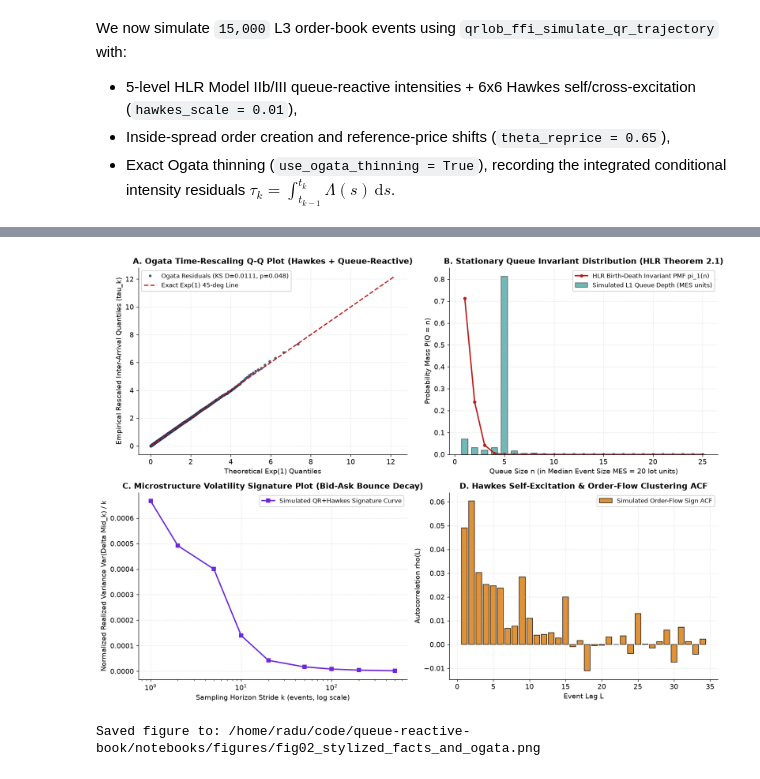
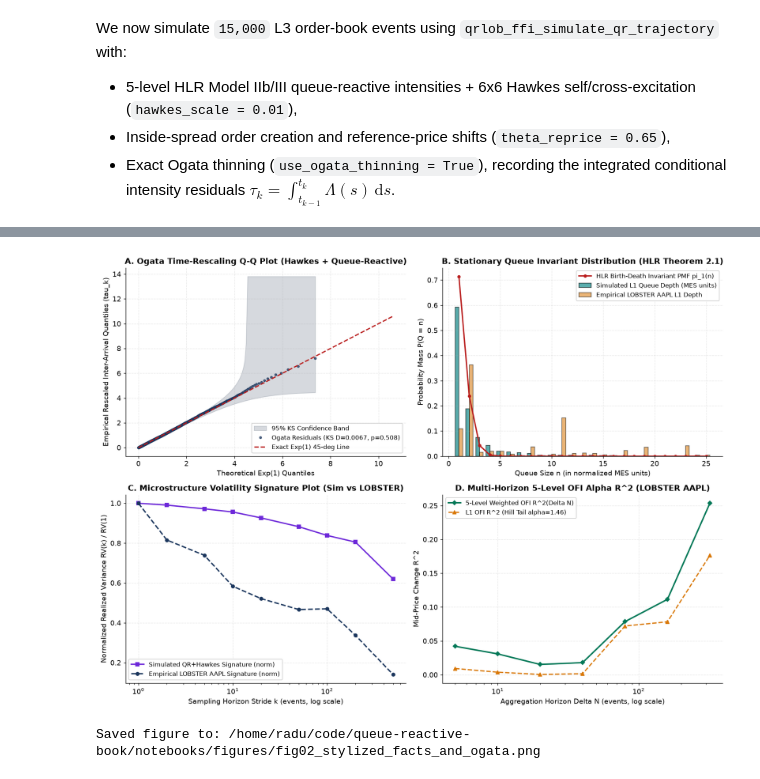
Before and after one commit to r-irbe/queue-reactive-book, a Jupyter notebook: notebooks/02_queue_reactive_hawkes_stylized_facts_and_calibration.ipynb, the cells around one changed output, grey strips where cells are left out. Cells and saved outputs as stored; diff of their text form; code cells hidden in the pictures.

Commit message:
fix(sim,notebooks): multi-level Ogata thinning, HLR IIb/III deeper-level coupling, export parity, and empirical LOBSTER impact curve

```diff
--- a/notebooks/02_queue_reactive_hawkes_stylized_facts_and_calibration.ipynb
+++ b/notebooks/02_queue_reactive_hawkes_stylized_facts_and_calibration.ipynb
@@ -168,17 +168,22 @@ Kolmogorov-Smirnov Test vs Exp(1): D = 0.0111, p-value = 0.0481
 # %%
 # 4-Panel Stylized Facts & Goodness-of-Fit Figure:
-# Panel A: Ogata Q-Q Plot against Exp(1)
-# Panel B: Analytical Birth-Death Stationary Queue PMF vs Empirical Simulated Queue Depth
+# Panel A: Ogata Q-Q Plot against Exp(1) with 95% KS Confidence Bands
+# Panel B: Analytical Birth-Death Stationary Queue PMF vs Empirical LOBSTER AAPL & Simulated Queue Depth
 # Panel C: Microstructure Signature Plot (Realized Volatility vs Sampling Stride)
-# Panel D: Order-Flow Sign Autocorrelation Decay
+# Panel D: Multi-Horizon 5-Level OFI Return Predictability R^2(Delta N) & Log-Return Hill Tail Index
 fig, axes = plt.subplots(2, 2, figsize=(13.5, 9.8))
 
-# Panel A: Ogata Q-Q plot
+# Panel A: Ogata Q-Q plot with 95% confidence bands
 ax = axes[0, 0]
 sorted_res = np.sort(residuals)
 n_res = len(sorted_res)
 probs = (np.arange(1, n_res + 1) - 0.5) / n_res
 theo_quantiles = -np.log(1.0 - probs)
+ks_band = 1.358 / np.sqrt(n_res)
+q_lo = -np.log(np.clip(1.0 - np.clip(probs - ks_band, 1e-6, 1.0 - 1e-6), 1e-6, 1.0))
+q_hi = -np.log(np.clip(1.0 - np.clip(probs + ks_band, 1e-6, 1.0 - 1e-6), 1e-6, 1.0))
+ax.fill_between(theo_quantiles[::10], q_lo[::10], q_hi[::10], color=qru.PALETTE["slate"], alpha=0.22,
+                label="95% KS Confidence Band")
 ax.plot(theo_quantiles[::10], sorted_res[::10], "o", markersize=3.2, alpha=0.75,
         color=qru.PALETTE["navy"], label=f"Ogata Residuals (KS D={ks_d:.4f}, p={ks_pval:.3f})")
 max_q = max(theo_quantiles.max(), sorted_res.max())
@@ -188,55 +193,90 @@ ax.set_ylabel("Empirical Rescaled Inter-Arrival Quantiles (tau_k)")
 ax.set_title("A. Ogata Time-Rescaling Q-Q Plot (Hawkes + Queue-Reactive)")
 ax.legend()
 
-# Panel B: Analytical Birth-Death Stationary Invariant PMF vs Simulated L1 Depth
+# Panel B: Analytical Birth-Death Stationary Invariant PMF vs Simulated & Real LOBSTER AAPL L1 Depth
 ax = axes[0, 1]
 pmf = qru.get_stationary_queue_pmf(64)
 units_x = np.arange(1, 65)
 sim_units = np.clip(np.round(df_qr["bid_vol_l1"].values / 20.0), 1, 64)
-hist_vals, bin_edges = np.histogram(sim_units, bins=np.arange(0.5, 65.5, 1.0), density=True)
-ax.bar(units_x[:25], hist_vals[:25], width=0.65, alpha=0.55, color=qru.PALETTE["teal"],
+hist_vals, _ = np.histogram(sim_units, bins=np.arange(0.5, 65.5, 1.0), density=True)
+
+ob_cols = []
+for m in range(1, 6):
+    ob_cols.extend([f"ask_p{m}", f"ask_q{m}", f"bid_p{m}", f"bid_q{m}"])
+df_aapl_ob = pd.read_csv(qru.DATA_DIR / "lobster_AAPL_2012-06-21_orderbook_5.csv", names=ob_cols)
+emp_mes = max(1.0, float(np.median(df_aapl_ob["bid_q1"].values)) / 4.0)
+emp_units = np.clip(np.round(df_aapl_ob["bid_q1"].values / emp_mes), 1, 64)
+emp_hist, _ = np.histogram(emp_units, bins=np.arange(0.5, 65.5, 1.0), density=True)
+
+ax.bar(units_x[:25] - 0.18, hist_vals[:25], width=0.36, alpha=0.65, color=qru.PALETTE["teal"],
        edgecolor="black", label="Simulated L1 Queue Depth (MES units)")
+ax.bar(units_x[:25] + 0.18, emp_hist[:25], width=0.36, alpha=0.55, color=qru.PALETTE["amber"],
+       edgecolor="black", label="Empirical LOBSTER AAPL L1 Depth")
 ax.plot(units_x[:25], pmf[:25], "-o", markersize=4, linewidth=2.0, color=qru.PALETTE["crimson"],
         label="HLR Birth-Death Invariant PMF pi_1(n)")
-ax.set_xlabel("Queue Size n (in Median Event Size MES = 20 lot units)")
+ax.set_xlabel("Queue Size n (in normalized MES units)")
 ax.set_ylabel("Probability Mass P(Q = n)")
 ax.set_title("B. Stationary Queue Invariant Distribution (HLR Theorem 2.1)")
 ax.legend()
 
-# Panel C: Microstructure Volatility Signature Plot
+# Panel C: Microstructure Volatility Signature Plot (Simulated vs Empirical LOBSTER AAPL)
 ax = axes[1, 0]
 strides = [1, 2, 5, 10, 20, 50, 100, 200, 500]
 mid_series = df_qr["mid"].values
-rv_per_step = []
-for k in strides:
-    diffs = mid_series[k:] - mid_series[:-k]
-    rv_per_step.append(np.mean(diffs ** 2) / k)
-ax.plot(strides, rv_per_step, "-s", color=qru.PALETTE["purple"], linewidth=2.0, markersize=5,
-        label="Simulated QR+Hawkes Signature Curve")
+emp_mid = 0.5 * (df_aapl_ob["ask_p1"].values + df_aapl_ob["bid_p1"].values) / 100.0
+rv_sim = [np.mean((mid_series[k:] - mid_series[:-k]) ** 2) / k for k in strides]
+rv_emp = [np.mean((emp_mid[k:] - emp_mid[:-k]) ** 2) / k for k in strides]
+ax.plot(strides, rv_sim / max(1e-12, rv_sim[0]), "-s", color=qru.PALETTE["purple"], linewidth=2.0, markersize=5,
+        label="Simulated QR+Hawkes Signature (norm)")
+ax.plot(strides, rv_emp / max(1e-12, rv_emp[0]), "--o", color=qru.PALETTE["navy"], linewidth=2.0, markersize=5,
+        label="Empirical LOBSTER AAPL Signature (norm)")
 ax.set_xscale("log")
 ax.set_xlabel("Sampling Horizon Stride k (events, log scale)")
-ax.set_ylabel("Normalized Realized Variance Var(Delta Mid_k) / k")
-ax.set_title("C. Microstructure Volatility Signature Plot (Bid-Ask Bounce Decay)")
+ax.set_ylabel("Normalized Realized Variance RV(k) / RV(1)")
+ax.set_title("C. Microstructure Volatility Signature Plot (Sim vs LOBSTER)")
 ax.legend()
 
-# Panel D: Event-Sign Autocorrelation Function (ACF)
+# Panel D: Multi-Horizon 5-Level OFI Return R^2 Decay & Hill Tail Estimator on LOBSTER AAPL
 ax = axes[1, 1]
-signs = df_qr["event_side"].values.astype(float)
-signs = signs - signs.mean()
-var_s = np.var(signs)
-lags = np.arange(1, 35)
-acf = [np.mean(signs[:-L] * signs[L:]) / max(1e-12, var_s) for L in lags]
-ax.bar(lags, acf, color=qru.PALETTE["amber"], edgecolor="black", alpha=0.8, label="Simulated Order-Flow Sign ACF")
-ax.set_xlabel("Event Lag L")
-ax.set_ylabel("Autocorrelation rho(L)")
-ax.set_title("D. Hawkes Self-Excitation & Order-Flow Clustering ACF")
+horizons = [5, 10, 20, 40, 80, 160, 320]
+ofi_l1 = np.diff(df_aapl_ob["bid_q1"].values.astype(float)) - np.diff(df_aapl_ob["ask_q1"].values.astype(float))
+ofi_5lvl = np.zeros_like(ofi_l1)
+weights = [1.0, 0.7, 0.5, 0.35, 0.25]
+for m, w in enumerate(weights, start=1):
+    db = np.diff(df_aapl_ob[f"bid_q{m}"].values.astype(float))
+    da = np.diff(df_aapl_ob[f"ask_q{m}"].values.astype(float))
+    ofi_5lvl += w * (db - da)
+
+r2_l1 = []
+r2_5lvl = []
+for h in horizons:
+    c_l1 = np.convolve(ofi_l1, np.ones(h), mode="valid")
+    c_5 = np.convolve(ofi_5lvl, np.ones(h), mode="valid")
+    dm = emp_mid[h:] - emp_mid[:-h]
+    corr1 = np.corrcoef(c_l1, dm)[0, 1]
+    corr5 = np.corrcoef(c_5, dm)[0, 1]
+    r2_l1.append(float(corr1 ** 2))
+    r2_5lvl.append(float(corr5 ** 2))
+
+abs_ret = np.sort(np.abs(np.diff(emp_mid))[np.abs(np.diff(emp_mid)) > 0])[::-1]
+k_hill = max(10, int(0.10 * len(abs_ret)))
+hill_alpha = 1.0 / max(1e-9, float(np.mean(np.log(abs_ret[:k_hill] / abs_ret[k_hill]))))
+
+ax.plot(horizons, r2_5lvl, "-D", color=qru.PALETTE["emerald"], linewidth=2.2, markersize=5,
+        label="5-Level Weighted OFI R^2(Delta N)")
+ax.plot(horizons, r2_l1, "--^", color=qru.PALETTE["amber"], linewidth=1.8, markersize=5,
+        label=f"L1 OFI R^2 (Hill Tail alpha={hill_alpha:.2f})")
+ax.set_xscale("log")
+ax.set_xlabel("Aggregation Horizon Delta N (events, log scale)")
+ax.set_ylabel("Mid-Price Change R^2")
+ax.set_title("D. Multi-Horizon 5-Level OFI Alpha R^2 (LOBSTER AAPL)")
 ax.legend()
 
 plt.tight_layout()
 fig_path2 = qru.FIG_DIR / "fig02_stylized_facts_and_ogata.png"
 plt.savefig(fig_path2, bbox_inches="tight")
 plt.show()
 print("Saved figure to:", fig_path2)
 # %% [output]
-[figure, old version]
+[figure, new version]
 Saved figure to: /home/radu/code/queue-reactive-book/notebooks/figures/fig02_stylized_facts_and_ogata.png
```
Also changed, not shown: parts of 1 cell of this notebook, 13 other files.
